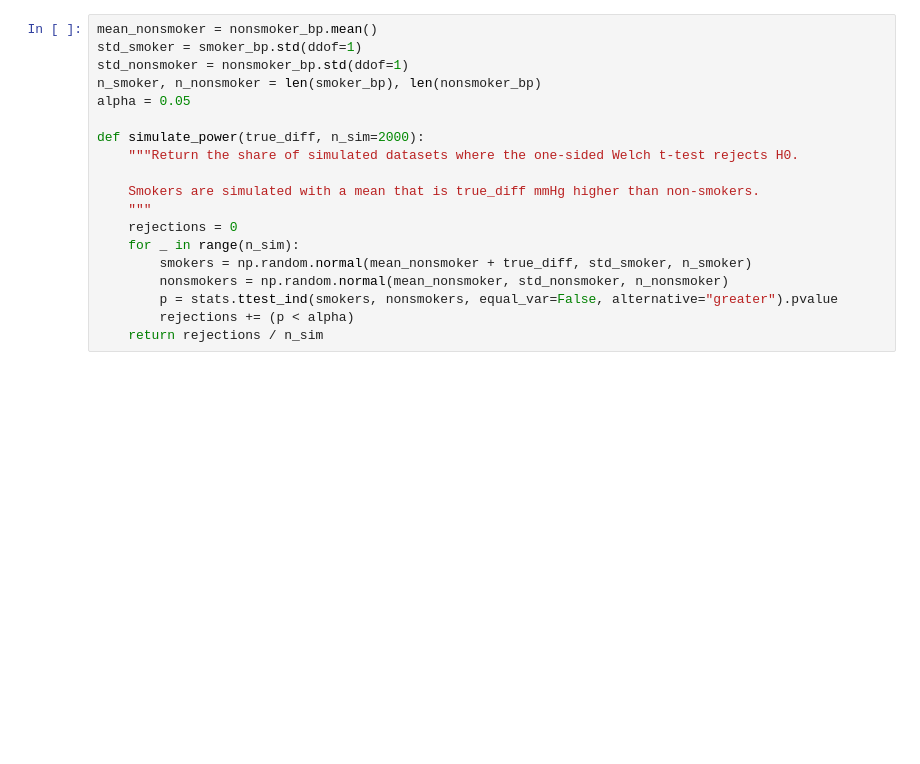
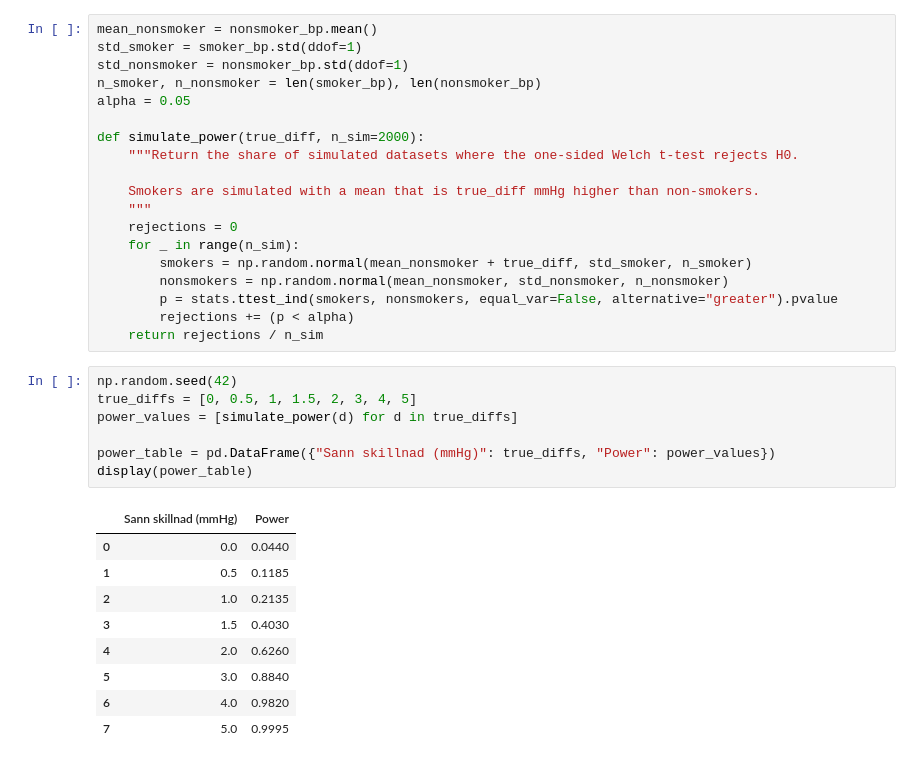
Before and after one commit to natasa-s/halsostudie, a Jupyter notebook: report_del1.ipynb, the cells around one changed output. Drawn from its saved outputs; the diff is of its cells as text; blank space fills up the shorter version.

```diff
--- a/report_del1.ipynb
+++ b/report_del1.ipynb
@@ -540,3 +492,20 @@ def simulate_power(true_diff, n_sim=2000):
         p = stats.ttest_ind(smokers, nonsmokers, equal_var=False, alternative="greater").pvalue
         rejections += (p < alpha)
     return rejections / n_sim
+# %%
+np.random.seed(42)
+true_diffs = [0, 0.5, 1, 1.5, 2, 3, 4, 5]
+power_values = [simulate_power(d) for d in true_diffs]
+
+power_table = pd.DataFrame({"Sann skillnad (mmHg)": true_diffs, "Power": power_values})
+display(power_table)
+# %% [output]
+|  | Sann skillnad (mmHg) | Power |
+| 0 | 0.0 | 0.0440 |
+| 1 | 0.5 | 0.1185 |
+| 2 | 1.0 | 0.2135 |
+| 3 | 1.5 | 0.4030 |
+| 4 | 2.0 | 0.6260 |
+| 5 | 3.0 | 0.8840 |
+| 6 | 4.0 | 0.9820 |
+| 7 | 5.0 | 0.9995 |
```
Also changed, not shown: parts of 18 cells of this notebook, 1 other file.
